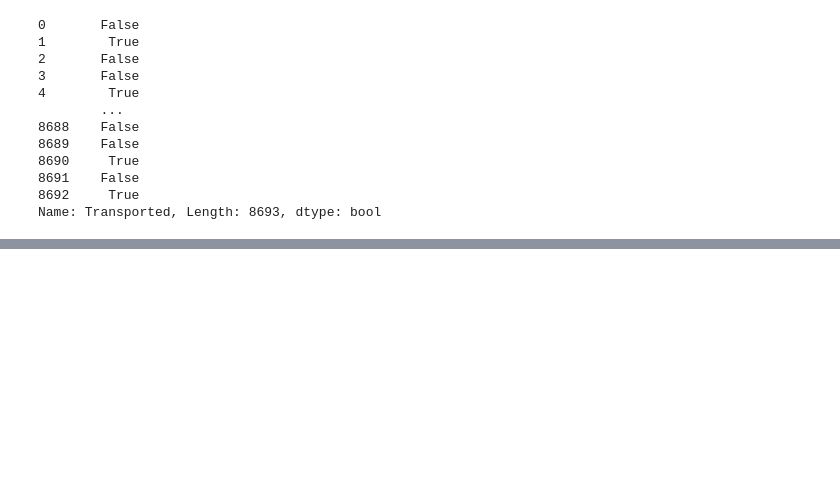
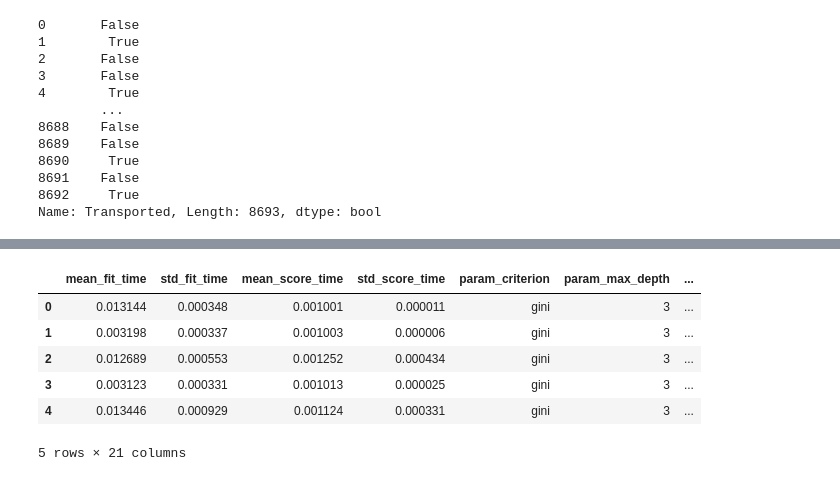
Before and after one commit to lucascheng24/Comp4433_spaceship-titanic, a Jupyter notebook: classifers/decisionTree/DT_01.ipynb, the cells around one changed output, grey strips where cells are left out. Saved outputs shown, nothing was run; the diff lists cells and outputs as text; code cells hidden in the pictures; blank space fills up the shorter version.

```diff
--- a/classifers/decisionTree/DT_01.ipynb
+++ b/classifers/decisionTree/DT_01.ipynb
@@ -118,0 +163,10 @@ Average CV Score:  0.741633925803189
+# %%
+fullParamGrid_result.head()
+# %% [output]
+|  | mean_fit_time | std_fit_time | mean_score_time | std_score_time | param_criterion | param_max_depth | ... |
+| 0 | 0.013144 | 0.000348 | 0.001001 | 0.000011 | gini | 3 | ... |
+| 1 | 0.003198 | 0.000337 | 0.001003 | 0.000006 | gini | 3 | ... |
+| 2 | 0.012689 | 0.000553 | 0.001252 | 0.000434 | gini | 3 | ... |
+| 3 | 0.003123 | 0.000331 | 0.001013 | 0.000025 | gini | 3 | ... |
+| 4 | 0.013446 | 0.000929 | 0.001124 | 0.000331 | gini | 3 | ... |
+5 rows × 21 columns
```
Also changed, not shown: parts of 14 cells of this notebook, 2 other files.
